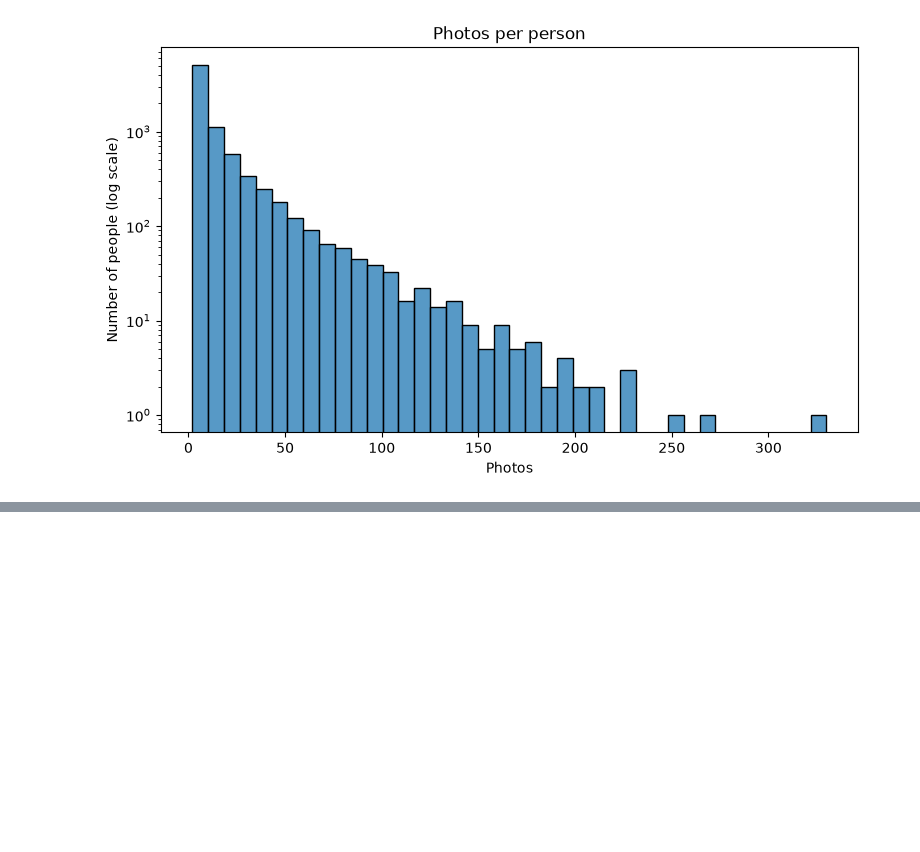
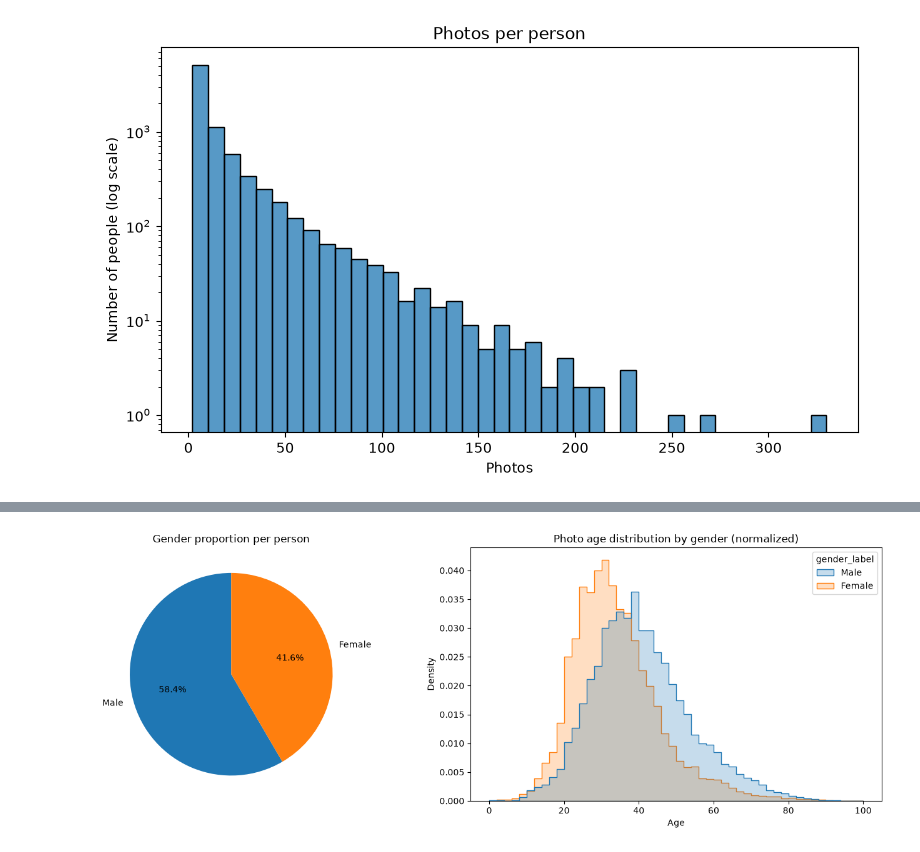
Before and after one commit to acmucsd-projects/fa26-ai-team-4, a Jupyter notebook: eda/eda_berne.ipynb, the cells around one changed output, grey strips where cells are left out. Cells and saved outputs as stored; diff of their text form; code cells hidden in the pictures; blank space fills up the shorter version.

```diff
--- a/eda/eda_berne.ipynb
+++ b/eda/eda_berne.ipynb
@@ -160,0 +205,9 @@ print(df_clean["age"].median())
+# %%
+df_clean["gender_label"] = df_clean["gender"].map({1: "Male", 0: "Female"})
+per_person = df_clean.groupby("name").agg(
+    photos=("age", "size"),
+    distinct_ages=("age", "nunique"),
+    age_span=("age", lambda s: s.max() - s.min()),
+    gender=("gender_label", "first"),
+)
+print(per_person.head())
@@ -160,0 +222,28 @@ print(df_clean["age"].median())
+# %%
+fig, axes = plt.subplots(1, 2, figsize=(14, 5))
+gender_counts = per_person["gender"].value_counts()
+axes[0].pie(
+    gender_counts,
+    labels=gender_counts.index,
+    autopct="%1.1f%%",
+    startangle=90,
+)
+axes[0].set_title("Gender proportion per person")
+sns.histplot(
+    data=df_clean,
+    x="age",
+    hue="gender_label",
+    bins=range(0, 101, 2),
+    stat="density",
+    common_norm=False,
+    element="step",
+    ax=axes[1],
+)
+axes[1].set_title("Photo age distribution by gender (normalized)")
+axes[1].set_xlabel("Age")
+axes[1].set_ylabel("Density")
+plt.tight_layout()
+plt.savefig("figures/gender_and_age_summary.png", dpi=150, bbox_inches="tight")
+plt.show()
+# %% [output]
+[figure, added]
```
Also changed, not shown: parts of 9 cells of this notebook, 6 other files.
